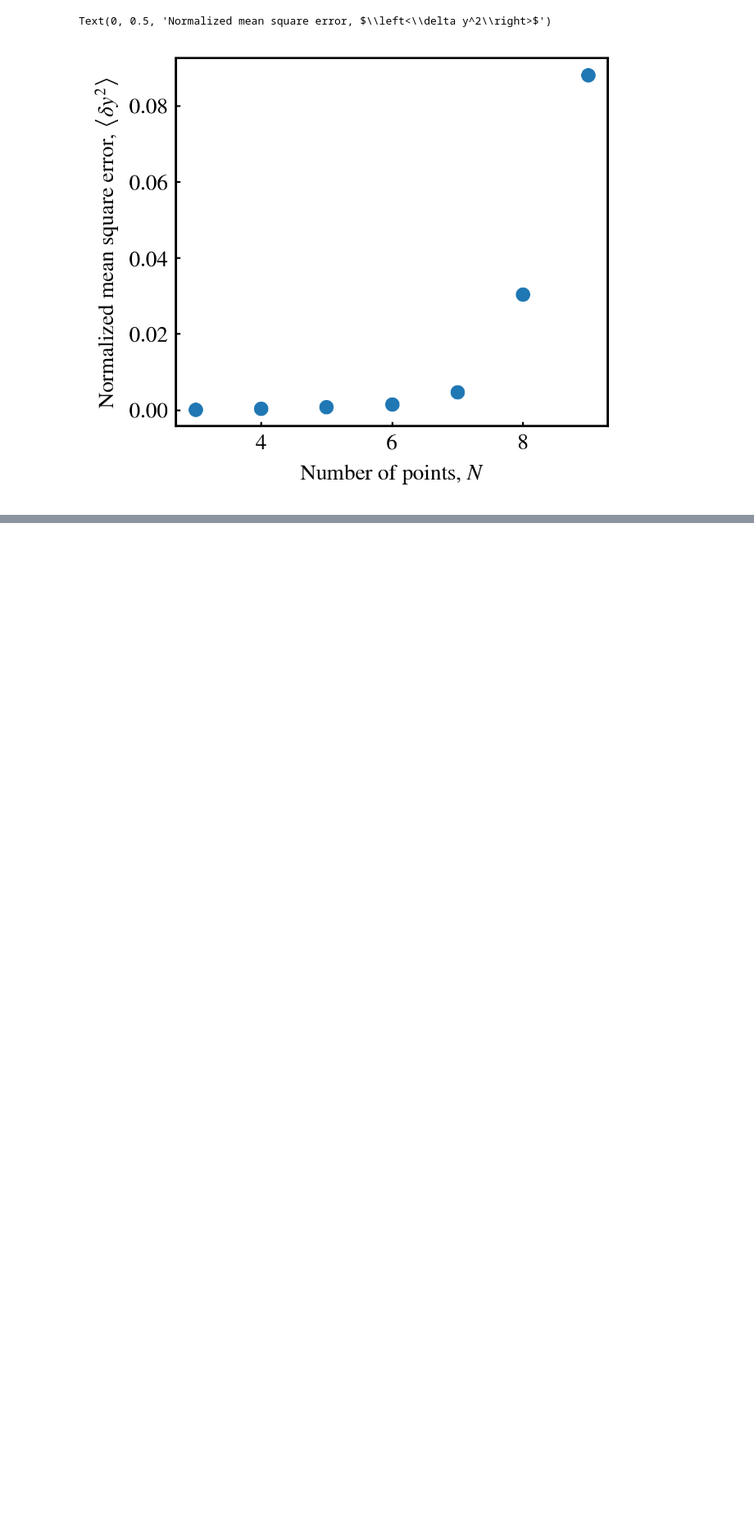
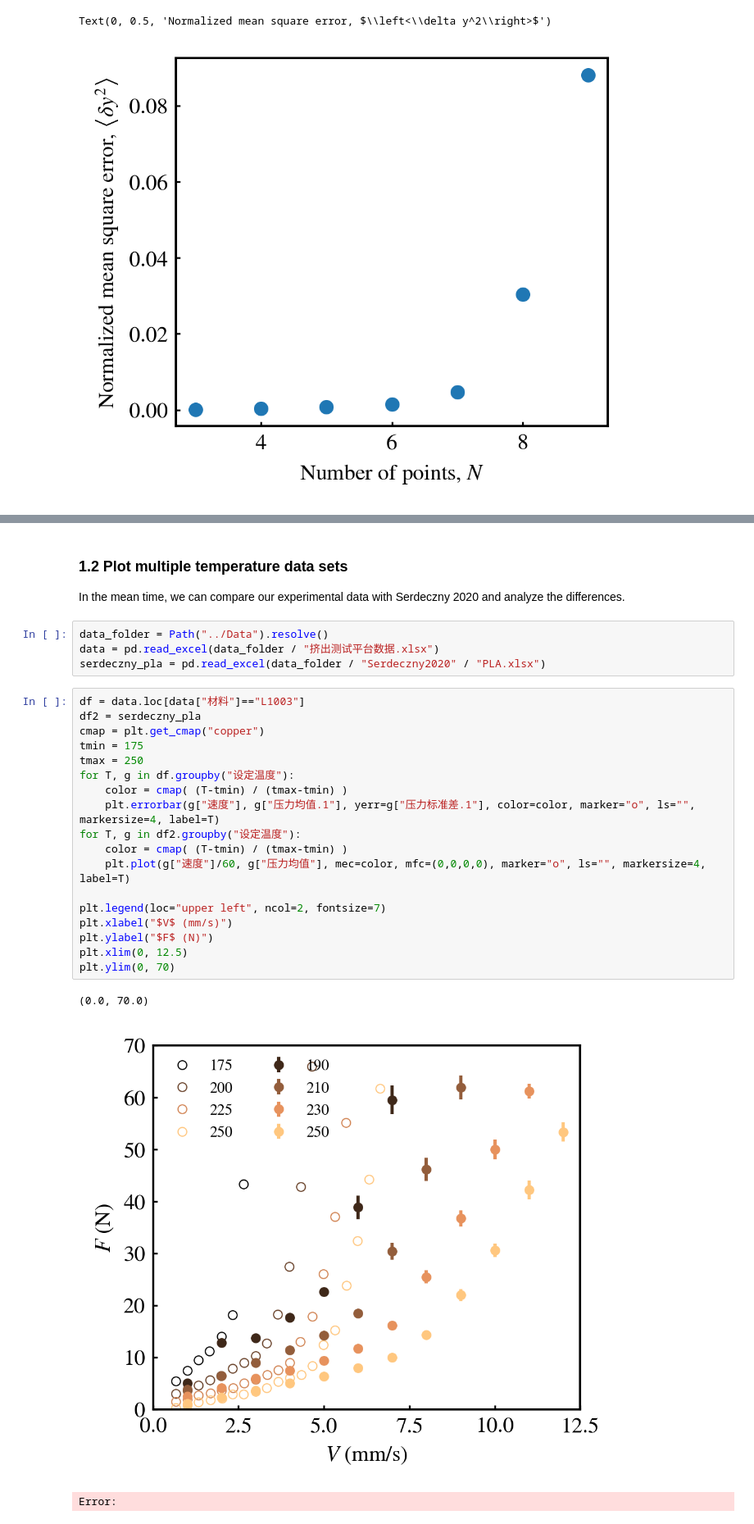
Before and after one commit to ZLoverty/ETP, a Jupyter notebook: Code/reanalysis-of-extrusion-data.ipynb, the cells around one changed output, grey strips where cells are left out. Shown: that part at 82% size. Drawn from its saved outputs; the diff is of its cells as text; blank space fills up the shorter version.

```diff
--- a/Code/reanalysis-of-extrusion-data.ipynb
+++ b/Code/reanalysis-of-extrusion-data.ipynb
@@ -130,0 +141,30 @@ For the first data set, the procedure works fine, as we can clearly see a jump i
+# %% [markdown]
+### 1.2 Plot multiple temperature data sets
+
+In the mean time, we can compare our experimental data with Serdeczny 2020 and analyze the differences.
+# %%
+data_folder = Path("../Data").resolve()
+data = pd.read_excel(data_folder / "挤出测试平台数据.xlsx")
+serdeczny_pla = pd.read_excel(data_folder / "Serdeczny2020" / "PLA.xlsx")
+# %%
+df = data.loc[data["材料"]=="L1003"]
+df2 = serdeczny_pla
+cmap = plt.get_cmap("copper")
+tmin = 175
+tmax = 250
+for T, g in df.groupby("设定温度"):
+    color = cmap( (T-tmin) / (tmax-tmin) )
+    plt.errorbar(g["速度"], g["压力均值.1"], yerr=g["压力标准差.1"], color=color, marker="o", ls="", markersize=4, label=T)
+for T, g in df2.groupby("设定温度"):
+    color = cmap( (T-tmin) / (tmax-tmin) )
+    plt.plot(g["速度"]/60, g["压力均值"], mec=color, mfc=(0,0,0,0), marker="o", ls="", markersize=4, label=T)
+
+plt.legend(loc="upper left", ncol=2, fontsize=7)
+plt.xlabel("$V$ (mm/s)")
+plt.ylabel("$F$ (N)")
+plt.xlim(0, 12.5)
+plt.ylim(0, 70)
+# %% [output]
+(0.0, 70.0)
+[figure, added]
+Error:
```
Also changed, not shown: parts of 25 cells of this notebook, 3 other files.
